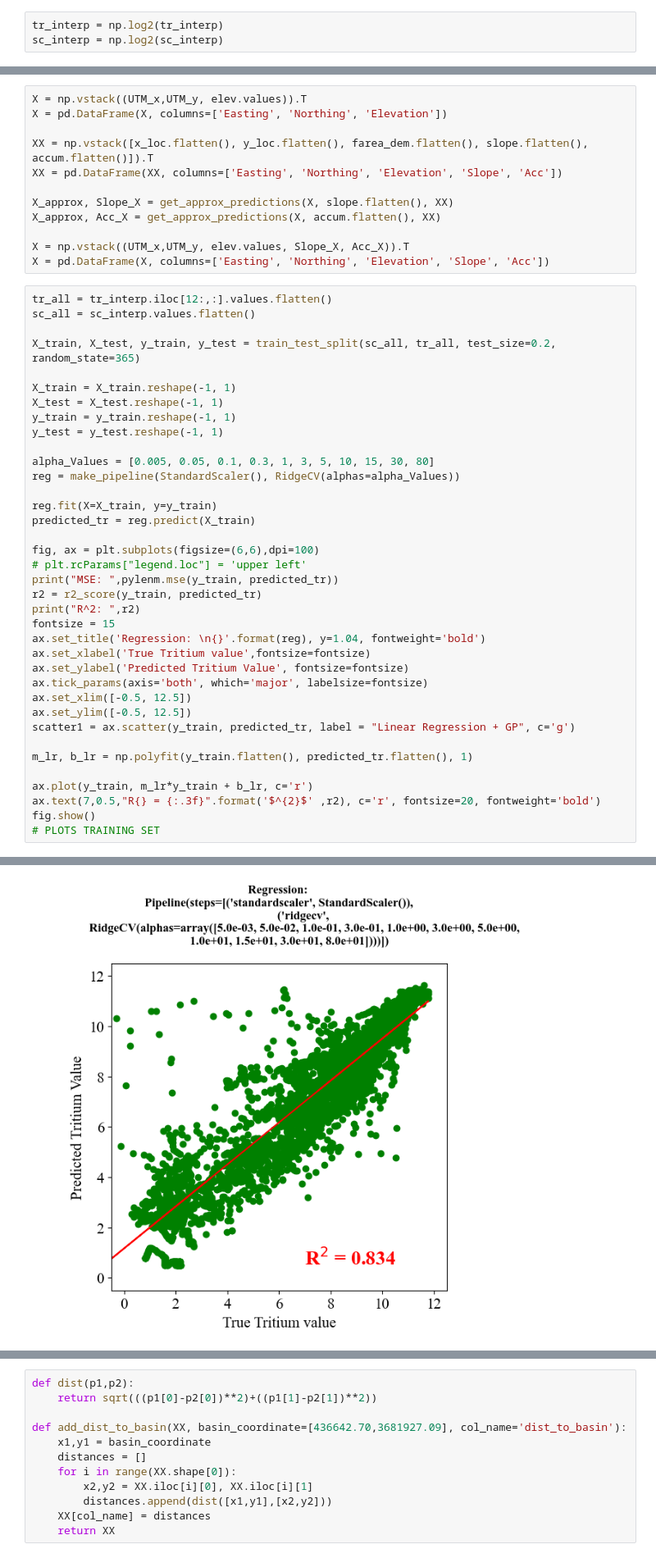
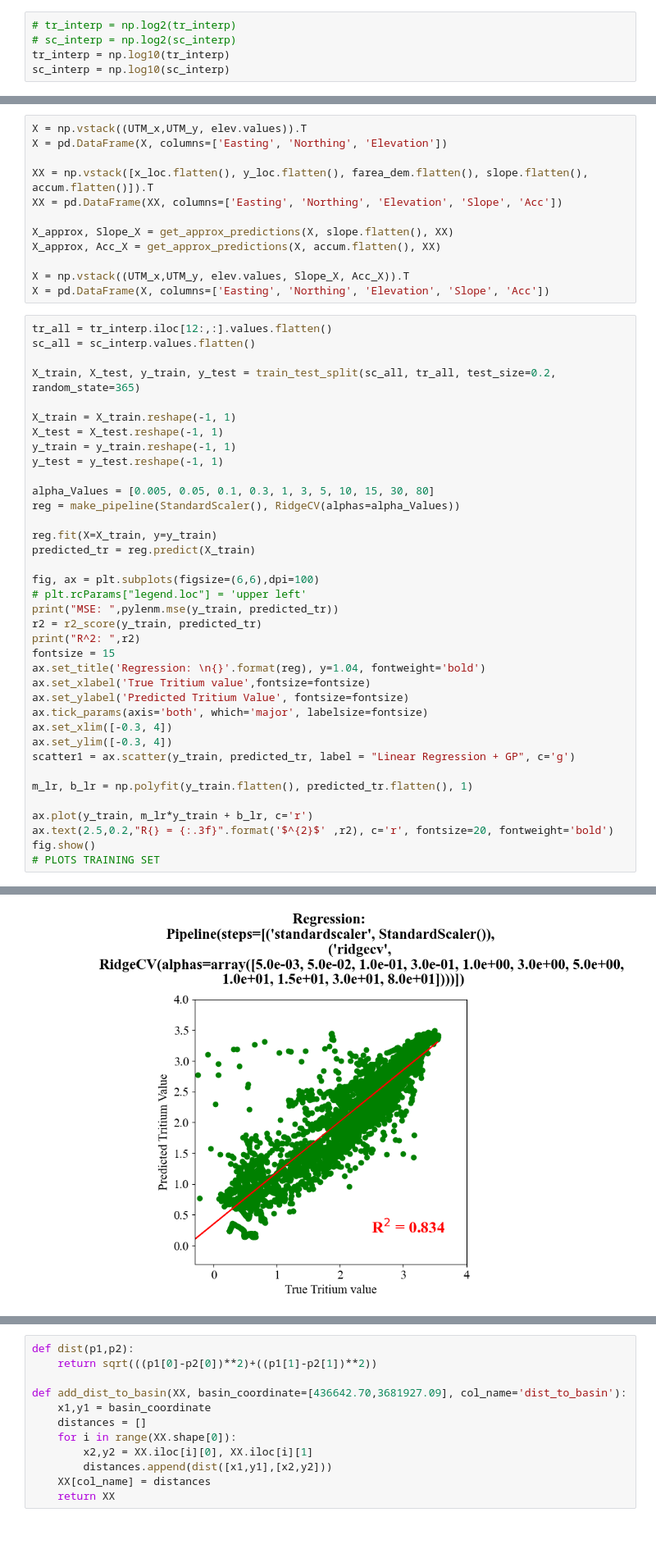
Before and after one commit to AurelienMeray/pylenm, a Jupyter notebook: notebooks/5) pyLEnM - Proxy Estimation (SC~Tritium).ipynb, the cells around one changed output, grey strips where cells are left out. Shown at 82% size. Drawn from its saved outputs; the diff is of its cells as text; blank space fills up the shorter version.

Commit message:
updated correlation functions to have larger text, chnaged log base2 to base 10, updated notebooks

```diff
--- a/notebooks/5) pyLEnM - Proxy Estimation (SC~Tritium).ipynb
+++ b/notebooks/5) pyLEnM - Proxy Estimation (SC~Tritium).ipynb
@@ -213,8 +213,10 @@ tr_interp.describe().T['min'].min()
 # %%
 tr_interp_org = tr_interp.copy()
 # %%
-tr_interp = np.log2(tr_interp)
-sc_interp = np.log2(sc_interp)
+# tr_interp = np.log2(tr_interp)
+# sc_interp = np.log2(sc_interp)
+tr_interp = np.log10(tr_interp)
+sc_interp = np.log10(sc_interp)
 # %%
 tr_interp
 # %% [output]
@@ -301,14 +303,14 @@ ax.set_title('Regression: \n{}'.format(reg), y=1.04, fontweight='bold')
 ax.set_xlabel('True Tritium value',fontsize=fontsize)
 ax.set_ylabel('Predicted Tritium Value', fontsize=fontsize)
 ax.tick_params(axis='both', which='major', labelsize=fontsize)
-ax.set_xlim([-0.5, 12.5])
-ax.set_ylim([-0.5, 12.5])
+ax.set_xlim([-0.3, 4])
+ax.set_ylim([-0.3, 4])
 scatter1 = ax.scatter(y_train, predicted_tr, label = "Linear Regression + GP", c='g')
 
 m_lr, b_lr = np.polyfit(y_train.flatten(), predicted_tr.flatten(), 1)
 
 ax.plot(y_train, m_lr*y_train + b_lr, c='r')
-ax.text(7,0.5,"R{} = {:.3f}".format('$^{2}$' ,r2), c='r', fontsize=20, fontweight='bold')
+ax.text(2.5,0.2,"R{} = {:.3f}".format('$^{2}$' ,r2), c='r', fontsize=20, fontweight='bold')
 fig.show()
 # PLOTS TRAINING SET
 # %% [output]
@@ -317,4 +319,4 @@ R^2:  0.8341993361009274
-[figure, old version]
+[figure, new version]
 # %%
 year = 2015
 y_sc = np.array(sc_interp.loc[sc_interp.index[pd.Series(sc_interp.index).dt.year == year]].mean())
```
Also changed, not shown: parts of 9 cells of this notebook, 4 other files.
